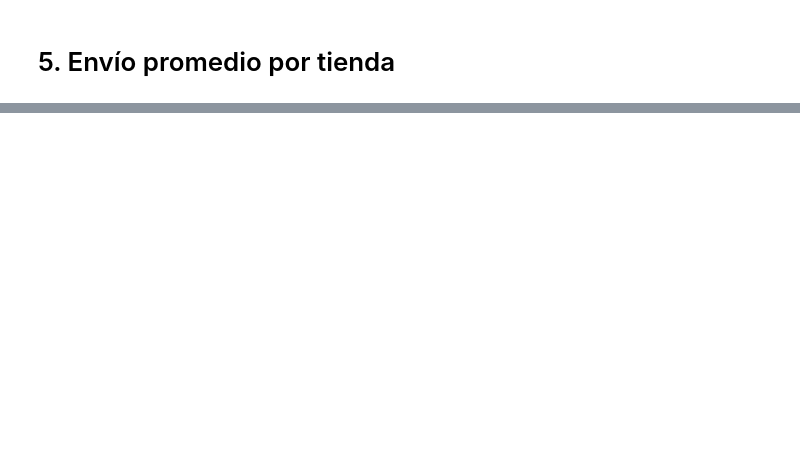
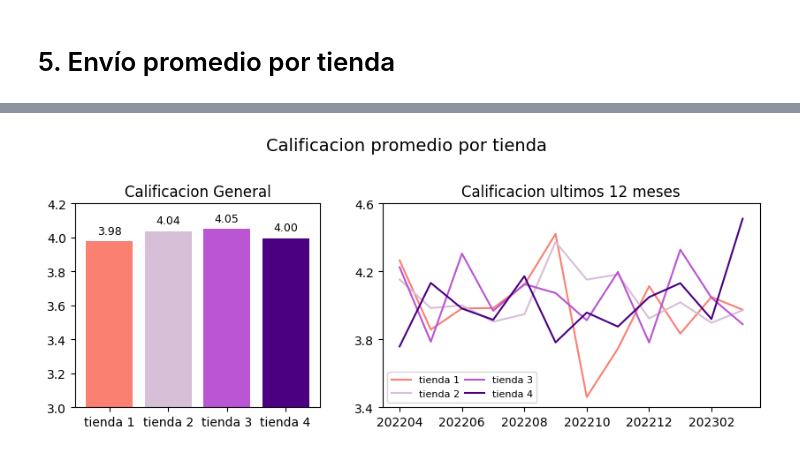
Before and after one commit to rmedi21/challenge-alura-store, a Jupyter notebook: AluraStoreLatam.ipynb, the cells around one changed output, grey strips where cells are left out. Cells and saved outputs as stored; diff of their text form; code cells hidden in the pictures; blank space fills up the shorter version.

```diff
--- a/AluraStoreLatam.ipynb
+++ b/AluraStoreLatam.ipynb
@@ -76,0 +356,38 @@ tiendas_group.sum(numeric_only = True)
+# %%
+# Grafico 2: Calificacion promedio por tienda
+# Estilos
+colores = ['salmon', 'thistle', 'mediumorchid', 'indigo']
+
+# Calificacion general
+df_tiendas_calif = df_tiendas.groupby('tienda')['calificacion'].mean().reset_index()
+
+# Calificacion ultimos 12 meses
+df_tiendas_12um = df_tiendas[df_tiendas['fecha'] > '2022-03-31'].copy()
+df_tiendas_12um['periodo'] = df_tiendas_12um['fecha'].dt.strftime('%Y%m')
+df_tiendas_calif_ult = df_tiendas_12um.pivot_table(columns='periodo', index='tienda', values='calificacion')
+
+# Subplots
+fig, axs = plt.subplots(1, 2, figsize=(10, 3), width_ratios=[1.3, 2])
+fig.suptitle('Calificacion promedio por tienda', fontsize=14, y=1.13)
+fig.subplots_adjust(hspace=0.05, wspace=0.2)
+
+# Grafico izquierdo: calificacion general
+axs[0].bar(df_tiendas_calif['tienda'], df_tiendas_calif['calificacion'], color=colores)
+axs[0].set_ylim(3, 4.2)
+axs[0].set_title('Calificacion General')
+for i, valor in enumerate(df_tiendas_calif['calificacion']):
+  axs[0].text(i, valor + 0.06, f'{valor:,.2f}', color='black', fontsize=9, ha='center', va='center')
+
+# Grafico derecho: evolucion de calificacion ultimos 12 meses
+i = 0
+for index, row in df_tiendas_calif_ult.iterrows():
+  axs[1].plot(row.index, row.values, label=index, color=colores[i])
+  i += 1
+axs[1].set_yticks([3.4, 3.8, 4.2, 4.6])
+axs[1].xaxis.set_major_locator(plt.MultipleLocator(2))
+axs[1].legend(prop={'size': 8}, loc='lower left', ncols=2, labelspacing=0.5, columnspacing=0.5)
+axs[1].set_title('Calificacion Ultimos 12 meses')
+
+plt.show()
+# %% [output]
+[figure, added]
```
Also changed, not shown: parts of 26 cells of this notebook.
